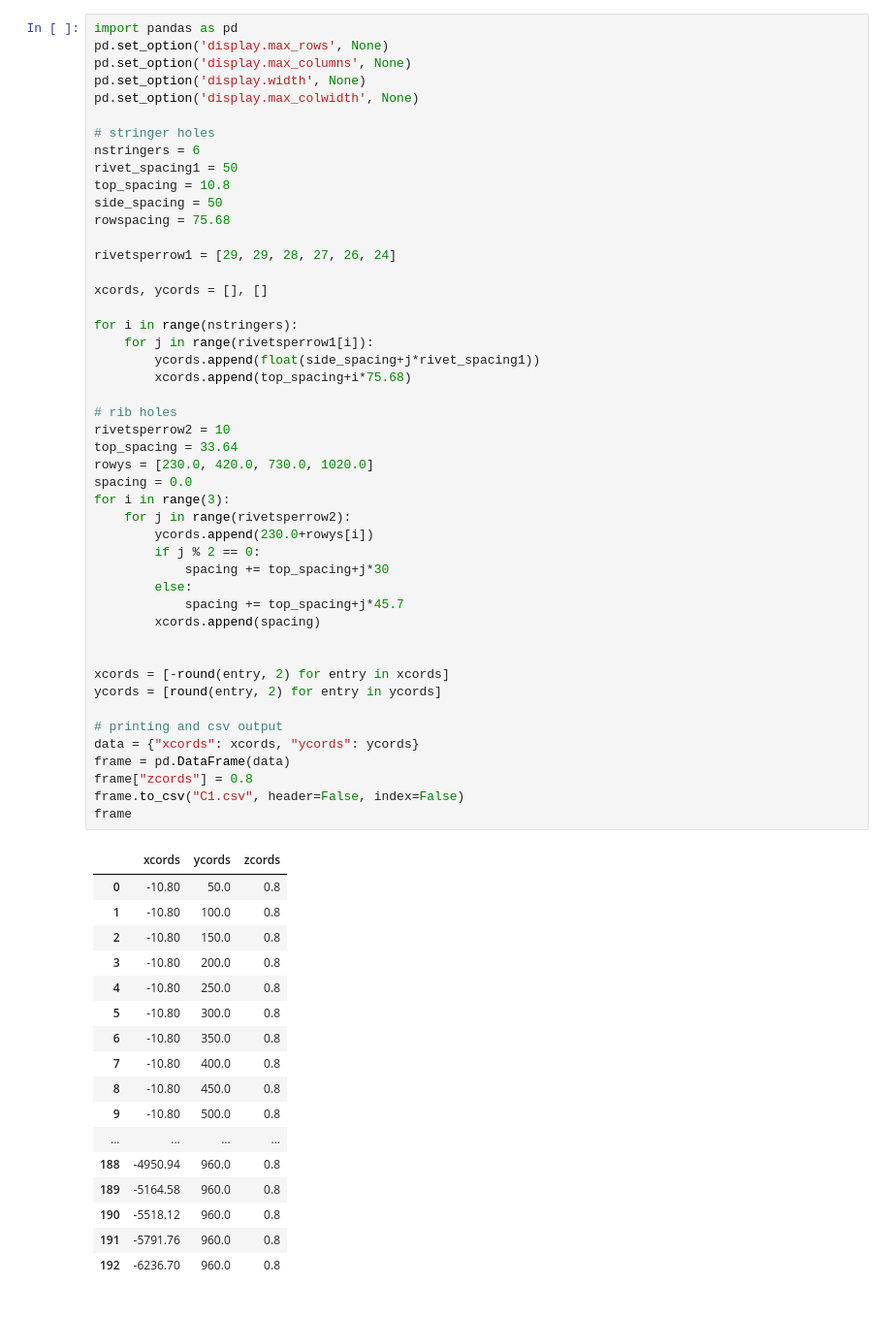
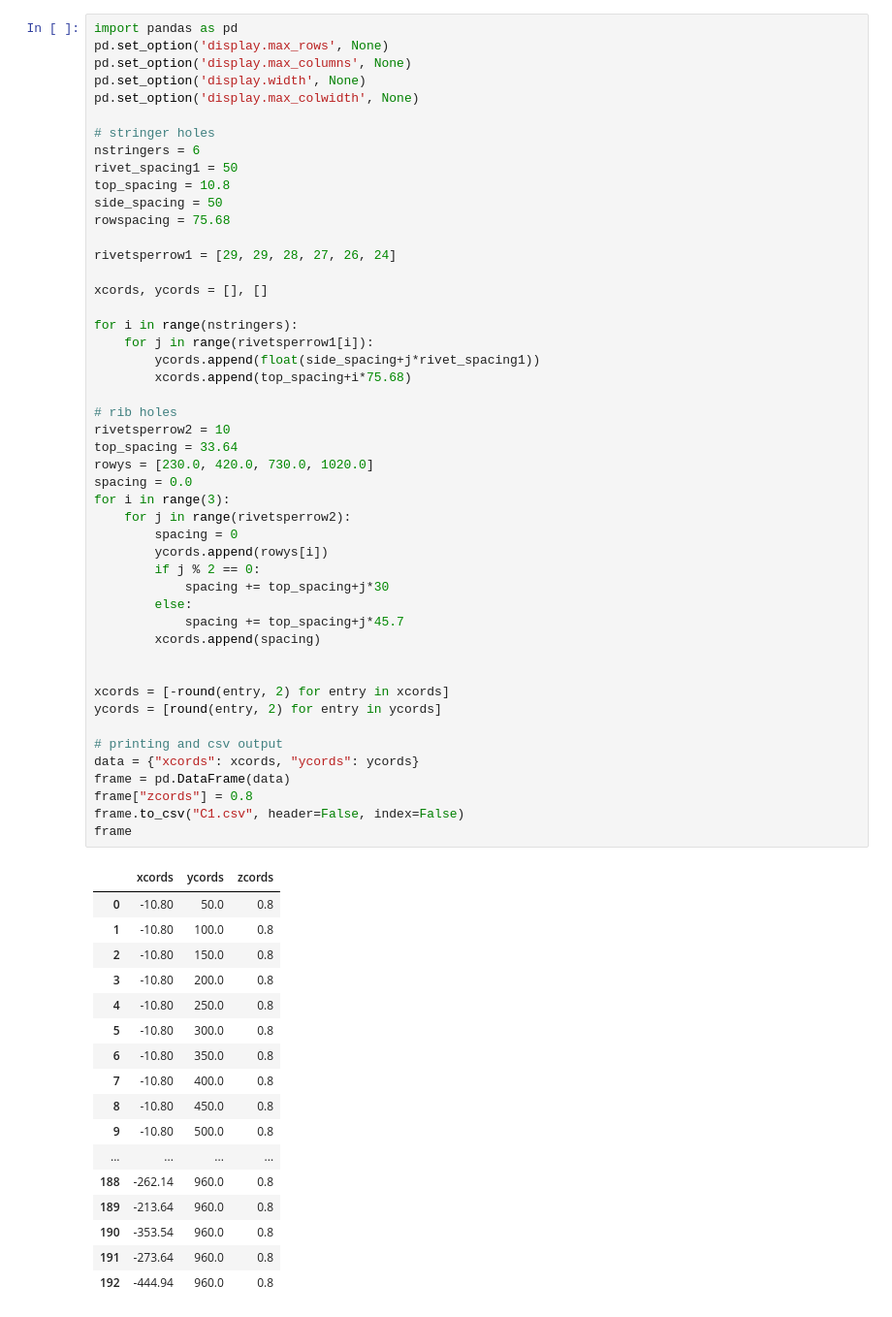
Before and after one commit to lronsse/E02H_2021, a Jupyter notebook: python scripts/jupyter/Sheet C1/sheet C1.ipynb, the cells around one changed output. Shown at 97% size. Cells and saved outputs as stored; diff of their text form.

```diff
--- a/python scripts/jupyter/Sheet C1/sheet C1.ipynb
+++ b/python scripts/jupyter/Sheet C1/sheet C1.ipynb
@@ -28,38 +28,39 @@ rowys = [230.0, 420.0, 730.0, 1020.0]
 spacing = 0.0
 for i in range(3):
     for j in range(rivetsperrow2):
-        ycords.append(230.0+rowys[i])
+        spacing = 0
+        ycords.append(rowys[i])
         if j % 2 == 0:
             spacing += top_spacing+j*30
         else:
             spacing += top_spacing+j*45.7
         xcords.append(spacing)
 
 
 xcords = [-round(entry, 2) for entry in xcords]
 ycords = [round(entry, 2) for entry in ycords]
 
 # printing and csv output
 data = {"xcords": xcords, "ycords": ycords}
 frame = pd.DataFrame(data)
 frame["zcords"] = 0.8
 frame.to_csv("C1.csv", header=False, index=False)
 frame
 # %% [output]
 |  | xcords | ycords | zcords |
 | 0 | -10.80 | 50.0 | 0.8 |
 | 1 | -10.80 | 100.0 | 0.8 |
 | 2 | -10.80 | 150.0 | 0.8 |
 | 3 | -10.80 | 200.0 | 0.8 |
 | 4 | -10.80 | 250.0 | 0.8 |
 | 5 | -10.80 | 300.0 | 0.8 |
 | 6 | -10.80 | 350.0 | 0.8 |
 | 7 | -10.80 | 400.0 | 0.8 |
 | 8 | -10.80 | 450.0 | 0.8 |
 | 9 | -10.80 | 500.0 | 0.8 |
 | ... | ... | ... | ... |
-| 188 | -4950.94 | 960.0 | 0.8 |
-| 189 | -5164.58 | 960.0 | 0.8 |
-| 190 | -5518.12 | 960.0 | 0.8 |
-| 191 | -5791.76 | 960.0 | 0.8 |
-| 192 | -6236.70 | 960.0 | 0.8 |
+| 188 | -262.14 | 960.0 | 0.8 |
+| 189 | -213.64 | 960.0 | 0.8 |
+| 190 | -353.54 | 960.0 | 0.8 |
+| 191 | -273.64 | 960.0 | 0.8 |
+| 192 | -444.94 | 960.0 | 0.8 |
```
Also changed, not shown: 1 other file.
